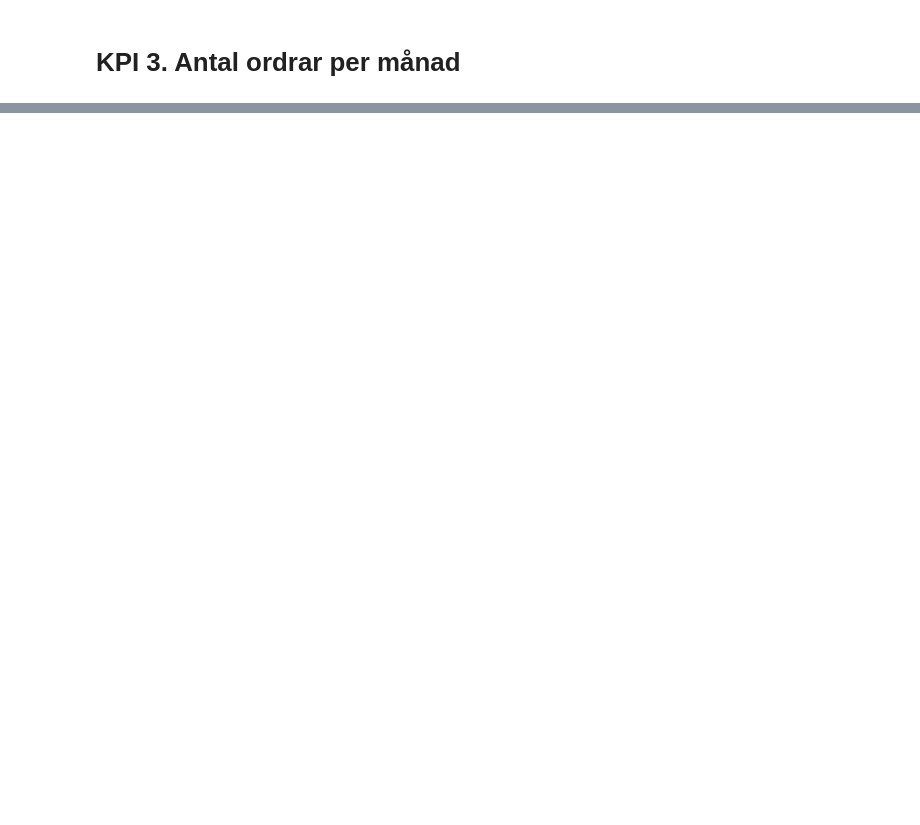
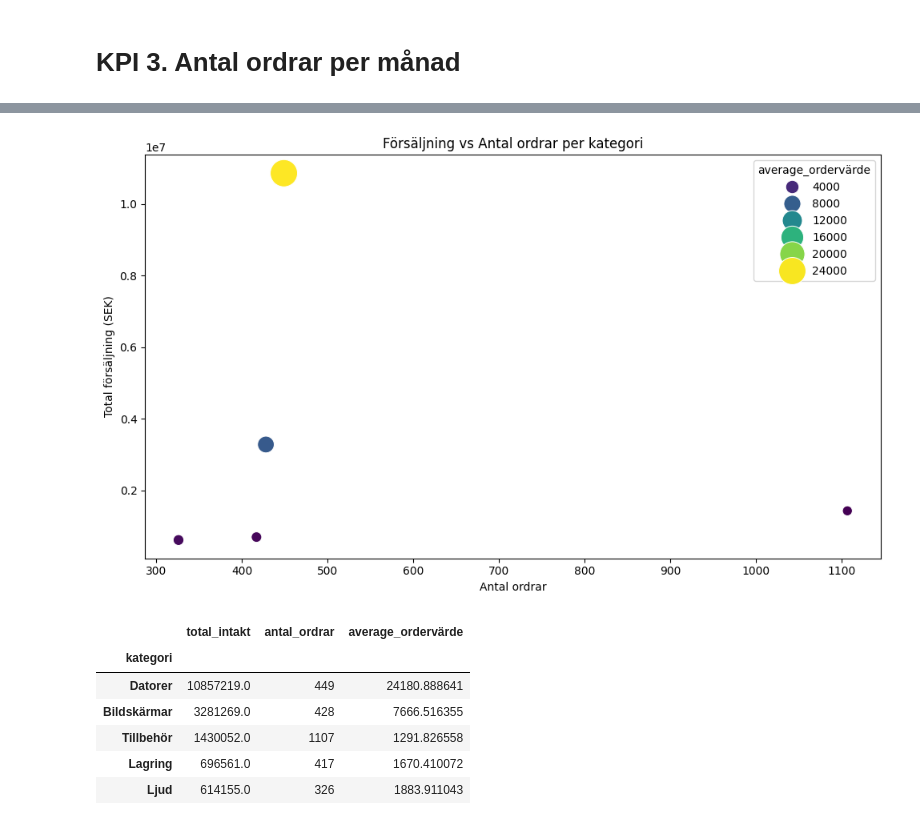
Before and after one commit to rikardsoderstrom/DataScience-uppgift, a Jupyter notebook: kpi_och_analys.ipynb, the cells around one changed output, grey strips where cells are left out. Saved outputs shown, nothing was run; the diff lists cells and outputs as text; code cells hidden in the pictures; blank space fills up the shorter version.

```diff
--- a/kpi_och_analys.ipynb
+++ b/kpi_och_analys.ipynb
@@ -313,0 +315,12 @@ Den tydliga toppen i de första månaderna kan indikera en stark efterfrågan i
+# %%
+agg = (
+    df.groupby("kategori")
+    .agg(
+        total_intakt=("rad_intakt", "sum"),
+        antal_ordrar=("order_id", "nunique")
+    )
+    .reset_index()
+)
+
+agg["average_ordervärde"] = agg["total_intakt"] / agg["antal_ordrar"]
+agg
@@ -313,0 +334,29 @@ Den tydliga toppen i de första månaderna kan indikera en stark efterfrågan i
+# %%
+plt.figure(figsize=(10,6))
+sns.scatterplot(
+    data=agg,
+    x="antal_ordrar",
+    y="total_intakt",
+    size="average_ordervärde",
+    hue="average_ordervärde",
+    palette="viridis",
+    sizes=(80, 600),
+    legend="brief"
+)
+
+plt.xlabel("Antal ordrar")
+plt.ylabel("Total försäljning (SEK)")
+plt.title("Försäljning vs Antal ordrar per kategori")
+plt.tight_layout()
+plt.show()
+
+agg.sort_values("total_intakt", ascending=False).set_index("kategori").head(10)
+# %% [output]
+[figure, added]
+|  | total_intakt | antal_ordrar | average_ordervärde |
+| kategori |  |  |  |
+| Datorer | 10857219.0 | 449 | 24180.888641 |
+| Bildskärmar | 3281269.0 | 428 | 7666.516355 |
+| Tillbehör | 1430052.0 | 1107 | 1291.826558 |
+| Lagring | 696561.0 | 417 | 1670.410072 |
+| Ljud | 614155.0 | 326 | 1883.911043 |
```
Also changed, not shown: parts of 10 cells of this notebook.
